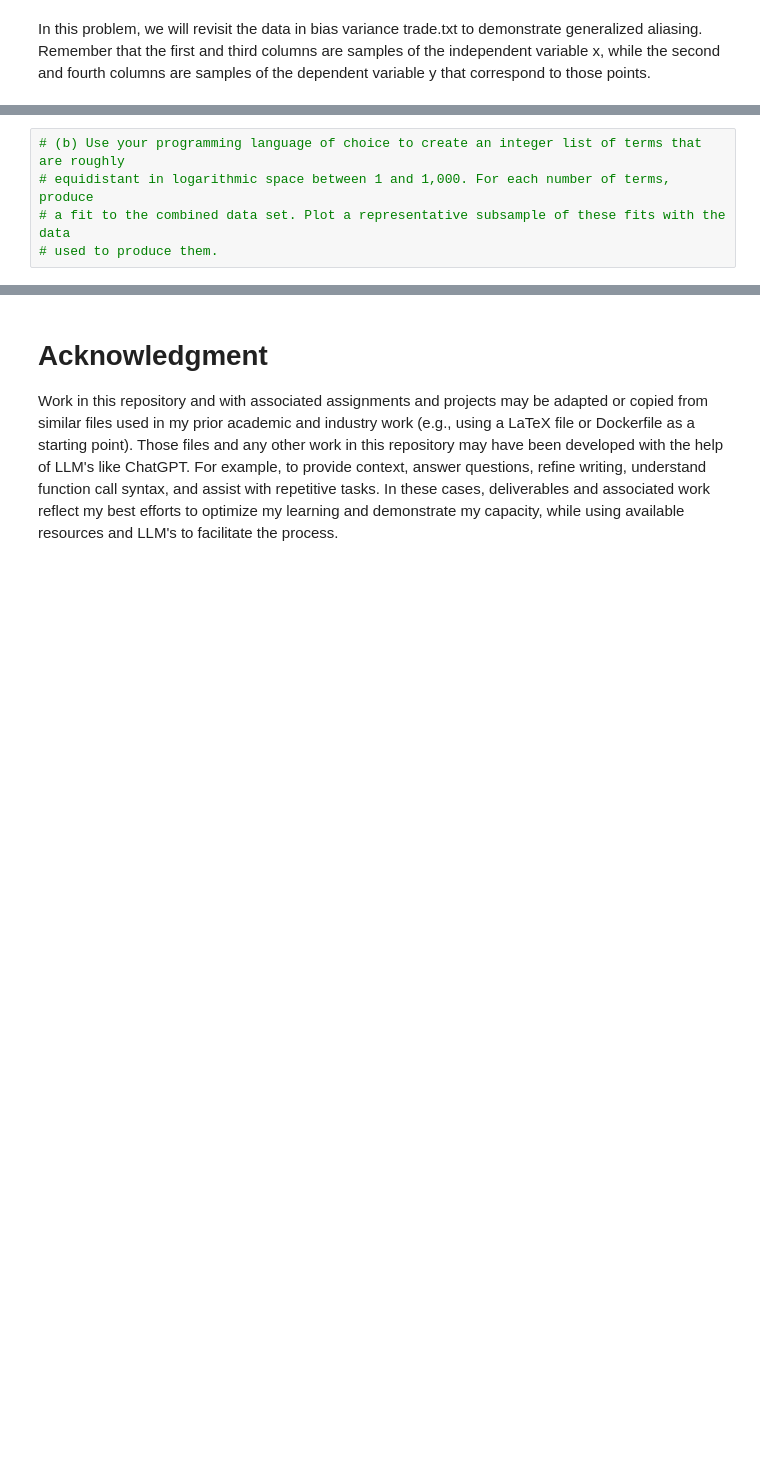
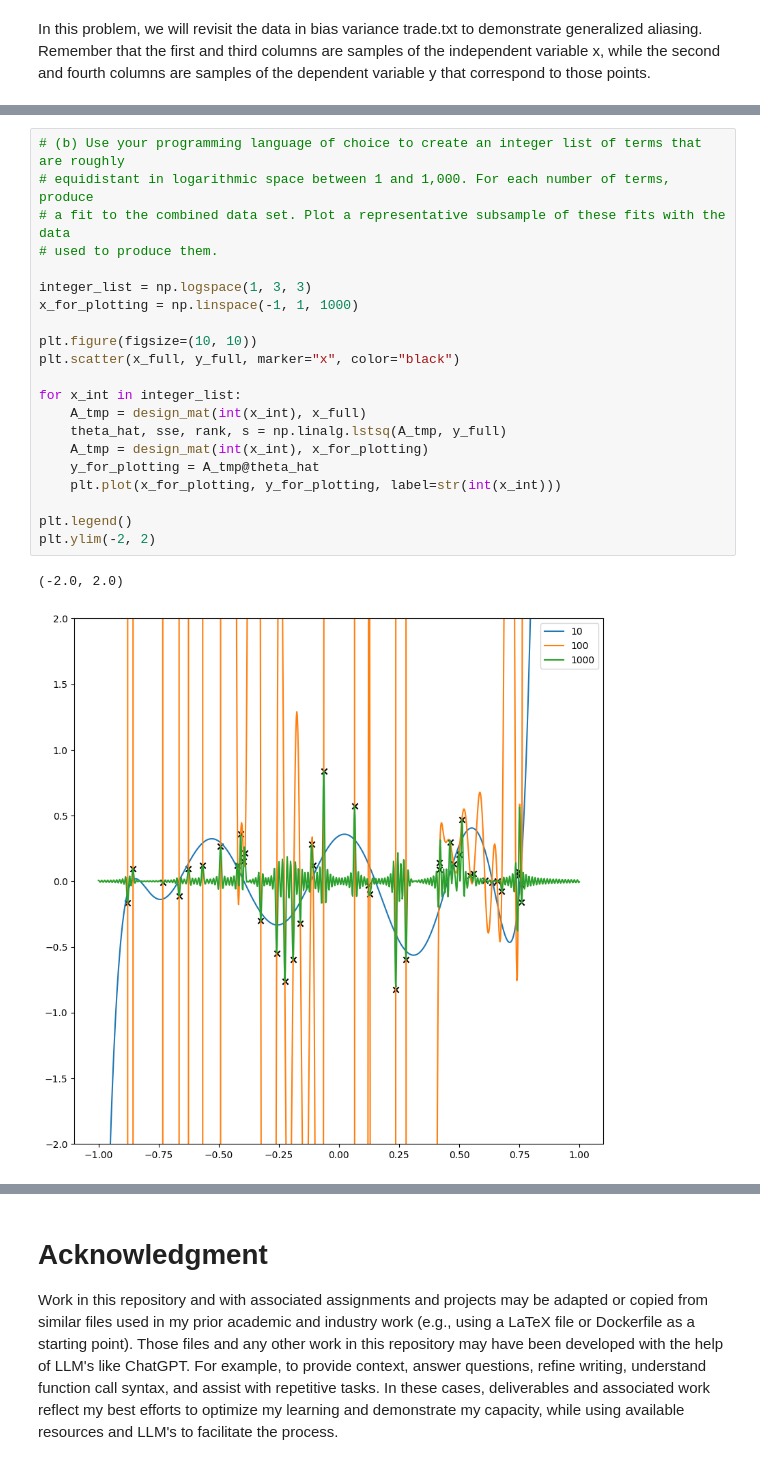
Before and after one commit to jwb-byu/cs-580-misc, a Jupyter notebook: hw/hw18-19/hw18-19.ipynb, the cells around one changed output, grey strips where cells are left out. Saved outputs shown, nothing was run; the diff lists cells and outputs as text; blank space fills up the shorter version.

```diff
--- a/hw/hw18-19/hw18-19.ipynb
+++ b/hw/hw18-19/hw18-19.ipynb
@@ -144,8 +148,27 @@ pd.DataFrame(A_full[:5, :5])
 # %%
 # (b) Use your programming language of choice to create an integer list of terms that are roughly
 # equidistant in logarithmic space between 1 and 1,000. For each number of terms, produce
 # a fit to the combined data set. Plot a representative subsample of these fits with the data
 # used to produce them.
+
+integer_list = np.logspace(1, 3, 3)
+x_for_plotting = np.linspace(-1, 1, 1000)
+
+plt.figure(figsize=(10, 10))
+plt.scatter(x_full, y_full, marker="x", color="black")
+
+for x_int in integer_list:
+    A_tmp = design_mat(int(x_int), x_full)
+    theta_hat, sse, rank, s = np.linalg.lstsq(A_tmp, y_full)
+    A_tmp = design_mat(int(x_int), x_for_plotting)
+    y_for_plotting = A_tmp@theta_hat
+    plt.plot(x_for_plotting, y_for_plotting, label=str(int(x_int)))
+
+plt.legend()
+plt.ylim(-2, 2)
+# %% [output]
+(-2.0, 2.0)
+[figure, added]
 # %%
 # (c) Assuming that the true signal is characterized by f(x) = e−6x2 cos(4πx), calculate the Eu-
 # clidean norm of the difference between the true signal and each of your models for 100 equally
```
Also changed, not shown: parts of 3 cells of this notebook.
